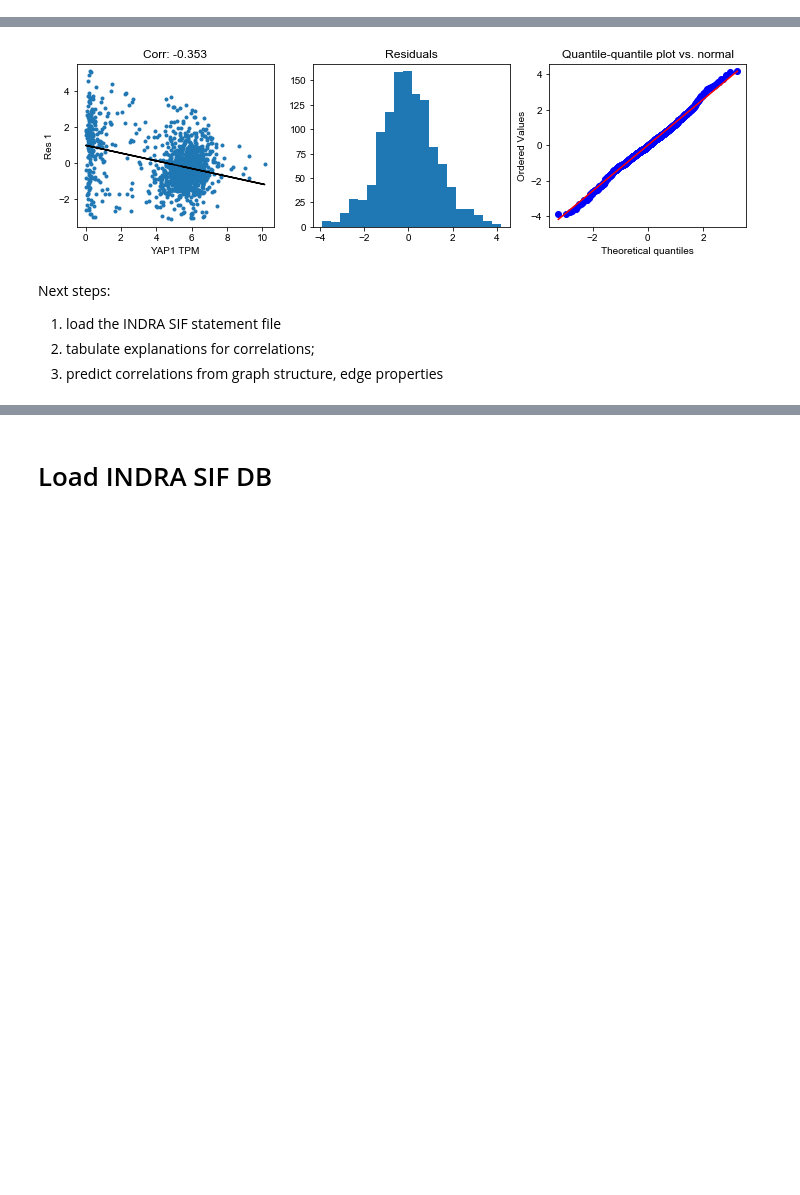
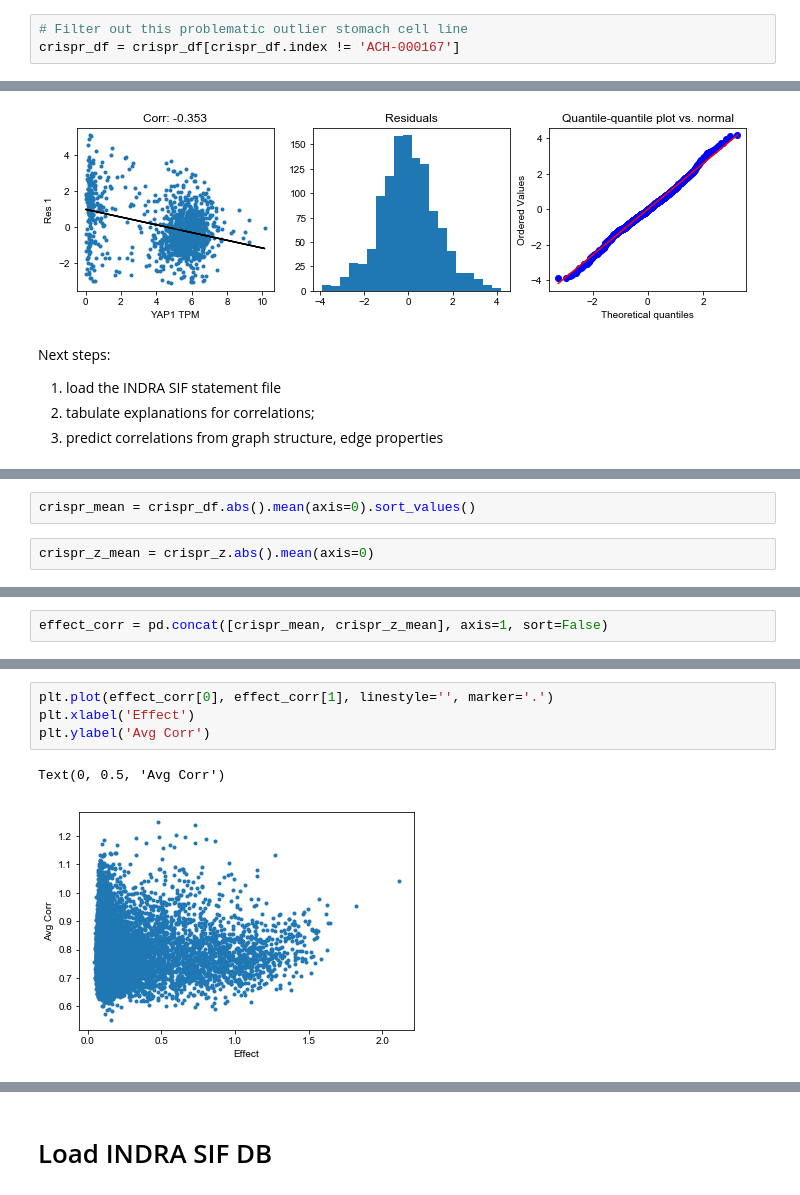
Before and after one commit to johnbachman/depmap_analysis, a Jupyter notebook: notebooks/Biomarkers of Dependency.ipynb, the cells around one changed output, grey strips where cells are left out. Drawn from its saved outputs; the diff is of its cells as text; blank space fills up the shorter version.

```diff
--- a/notebooks/Biomarkers of Dependency.ipynb
+++ b/notebooks/Biomarkers of Dependency.ipynb
@@ -138,6 +138,9 @@ crispr_df.head()
 | ACH-000009 | 0.070512 | 0.008430 | 0.027114 | 0.055927 | 0.046325 | 0.015968 | 0.053502 | -0.498860 | 0.110794 | 0.066921 | ... | ... |
 | ACH-000011 | 0.190935 | 0.083952 | -0.000741 | 0.353375 | -0.037044 | -0.205803 | 0.071275 | -0.317310 | 0.099824 | 0.105539 | ... | ... |
 5 rows × 17634 columns
+# %%
+# Filter out this problematic outlier stomach cell line
+crispr_df = crispr_df[crispr_df.index != 'ACH-000167']
 # %%
 recalculate = False
 filename = 'crispr_correlations'
@@ -276,0 +523,4 @@ Next steps:
+# %%
+crispr_mean = crispr_df.abs().mean(axis=0).sort_values()
+# %%
+crispr_z_mean = crispr_z.abs().mean(axis=0)
@@ -276,0 +535,2 @@ Next steps:
+# %%
+effect_corr = pd.concat([crispr_mean, crispr_z_mean], axis=1, sort=False)
@@ -276,0 +546,7 @@ Next steps:
+# %%
+plt.plot(effect_corr[0], effect_corr[1], linestyle='', marker='.')
+plt.xlabel('Effect')
+plt.ylabel('Avg Corr')
+# %% [output]
+Text(0, 0.5, 'Avg Corr')
+[figure, added]
```
Also changed, not shown: parts of 34 cells of this notebook, 2 other files.
